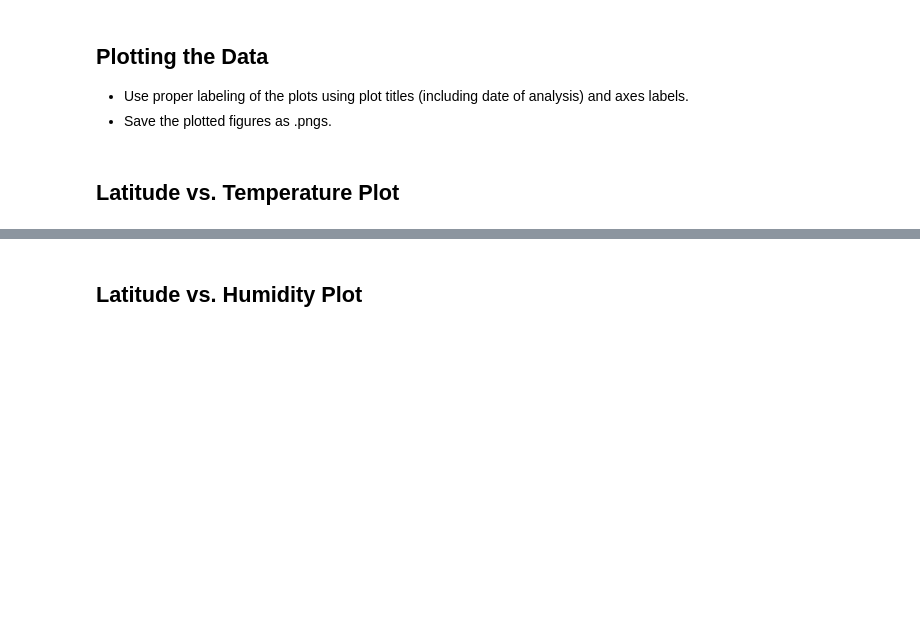
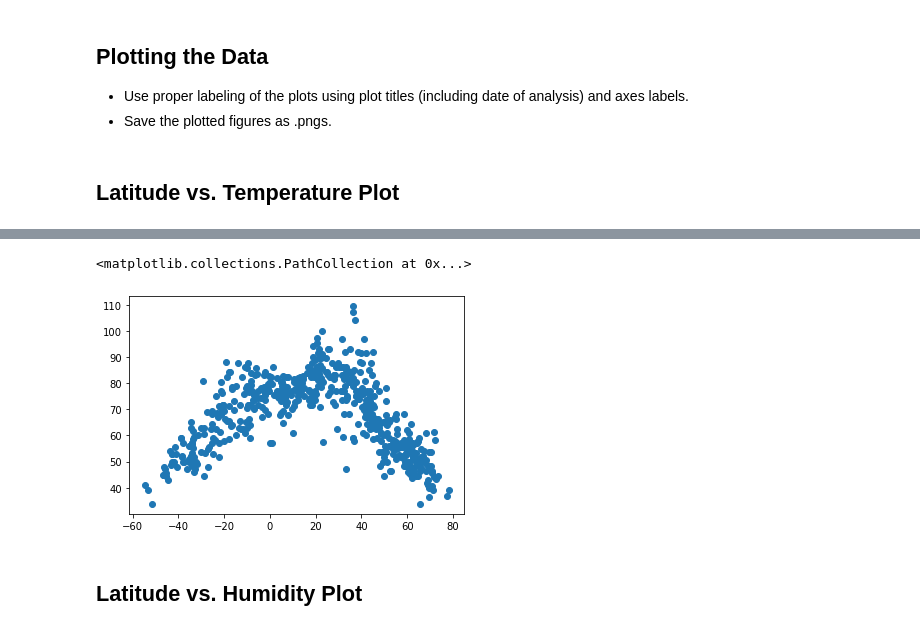
Before and after one commit to SakiSugio/python-api-challenge, a Jupyter notebook: starter_code/WeatherPy.ipynb, the cells around one changed output, grey strips where cells are left out. Cells and saved outputs as stored; diff of their text form; code cells hidden in the pictures; blank space fills up the shorter version.

Commit message:
weather donegit add .

```diff
--- a/starter_code/WeatherPy.ipynb
+++ b/starter_code/WeatherPy.ipynb
@@ -198,2 +189,7 @@ Int64Index([], dtype='int64')
+# %%
+plt.scatter(weather_df["lat"],weather_df["max_temp"])
+# %% [output]
+<matplotlib.collections.PathCollection at 0x...>
+[figure, added]
 # %% [markdown]
 ## Latitude vs. Humidity Plot
```
Also changed, not shown: parts of 28 cells of this notebook.
